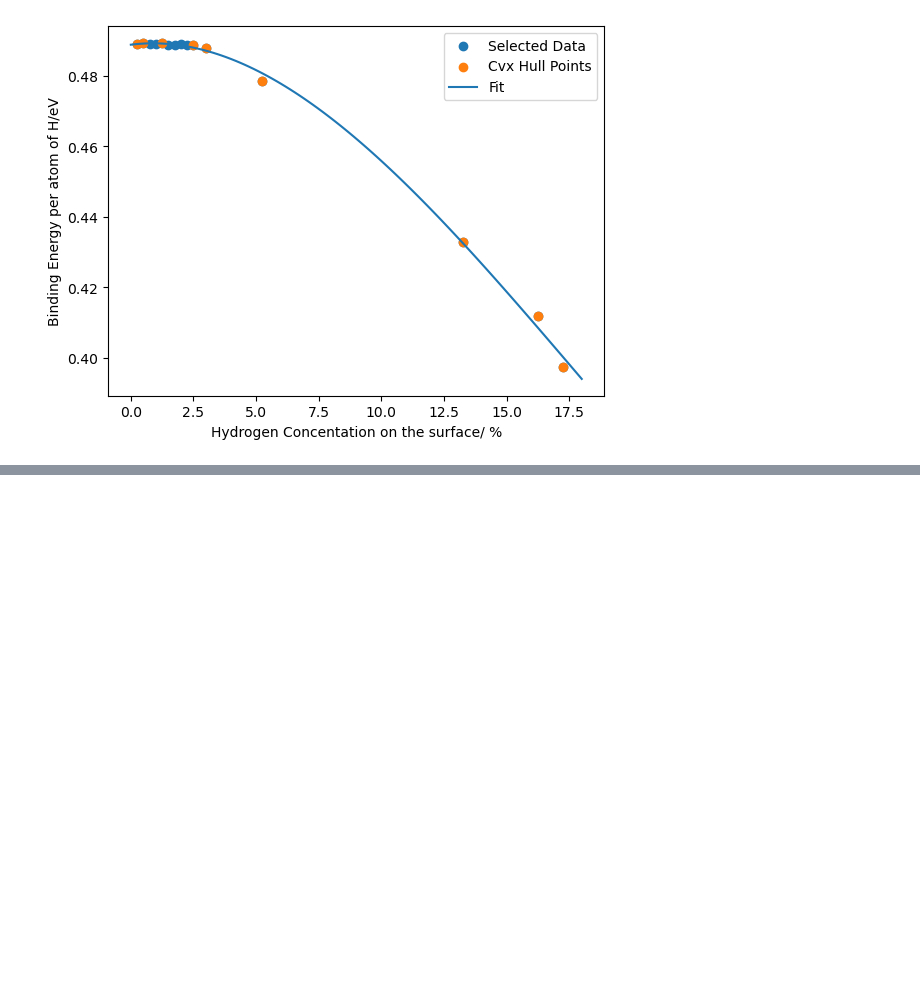
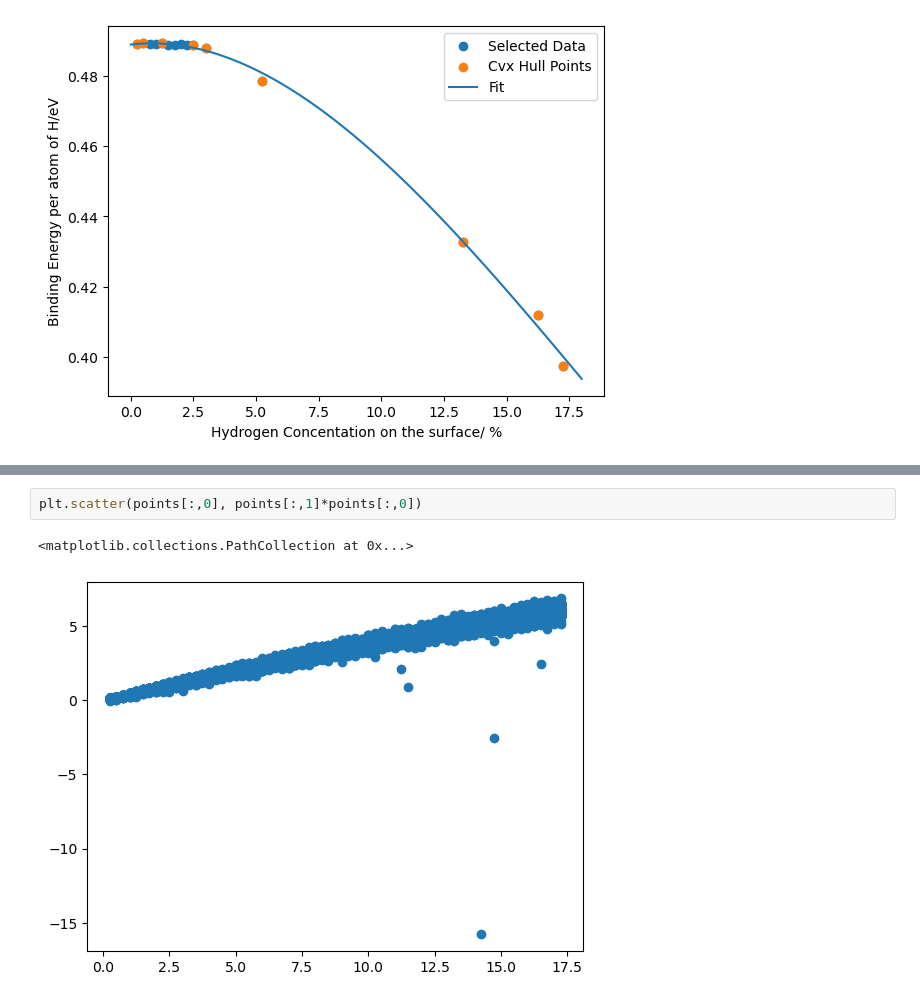
Before and after one commit to Samanyu-T/Fit_EAM, a Jupyter notebook: Jupyter Notebooks/Analyze_HSurface.ipynb, the cells around one changed output, grey strips where cells are left out. Drawn from its saved outputs; the diff is of its cells as text; blank space fills up the shorter version.

```diff
--- a/Jupyter Notebooks/Analyze_HSurface.ipynb
+++ b/Jupyter Notebooks/Analyze_HSurface.ipynb
@@ -197,0 +212,5 @@ plt.ylabel('Addition Energy /eV')
+# %%
+plt.scatter(points[:,0], points[:,1]*points[:,0])
+# %% [output]
+<matplotlib.collections.PathCollection at 0x...>
+[figure, added]
```
Also changed, not shown: parts of 9 cells of this notebook, 12 other files.
